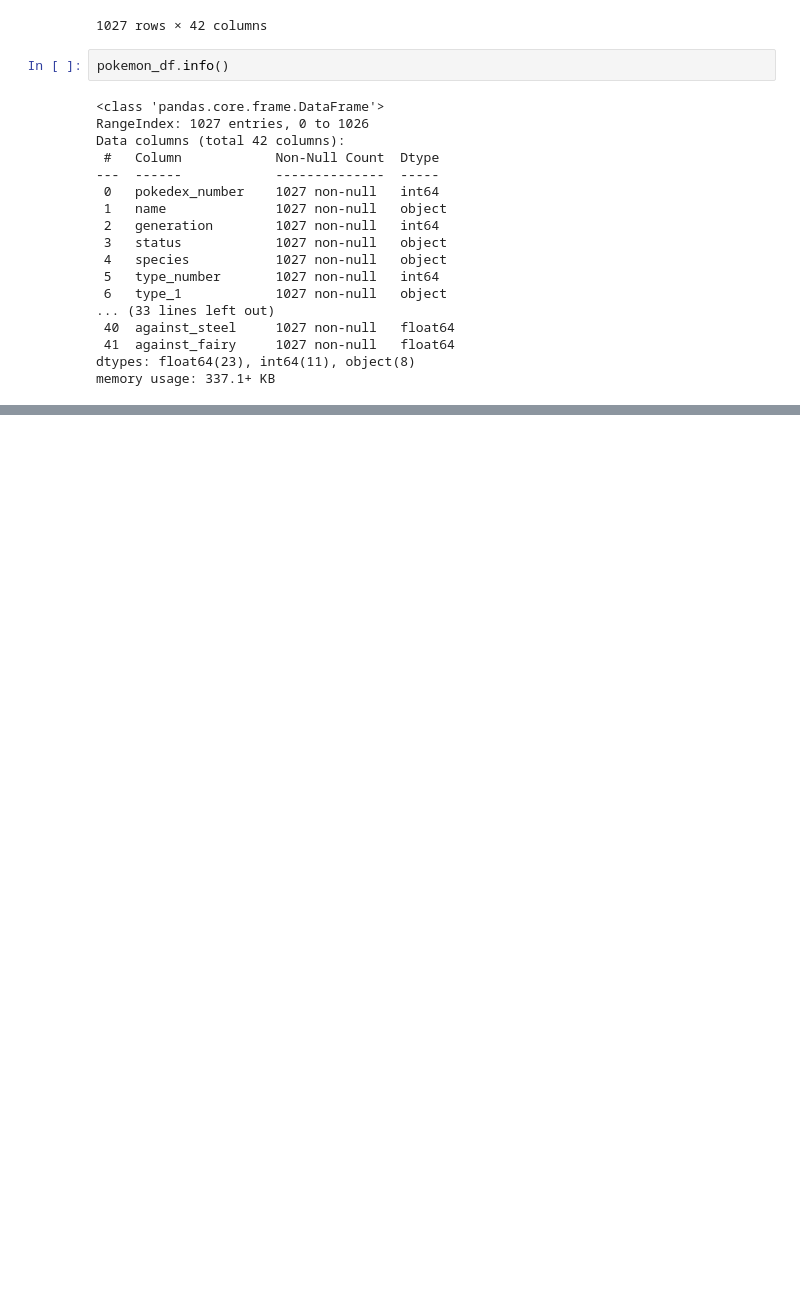
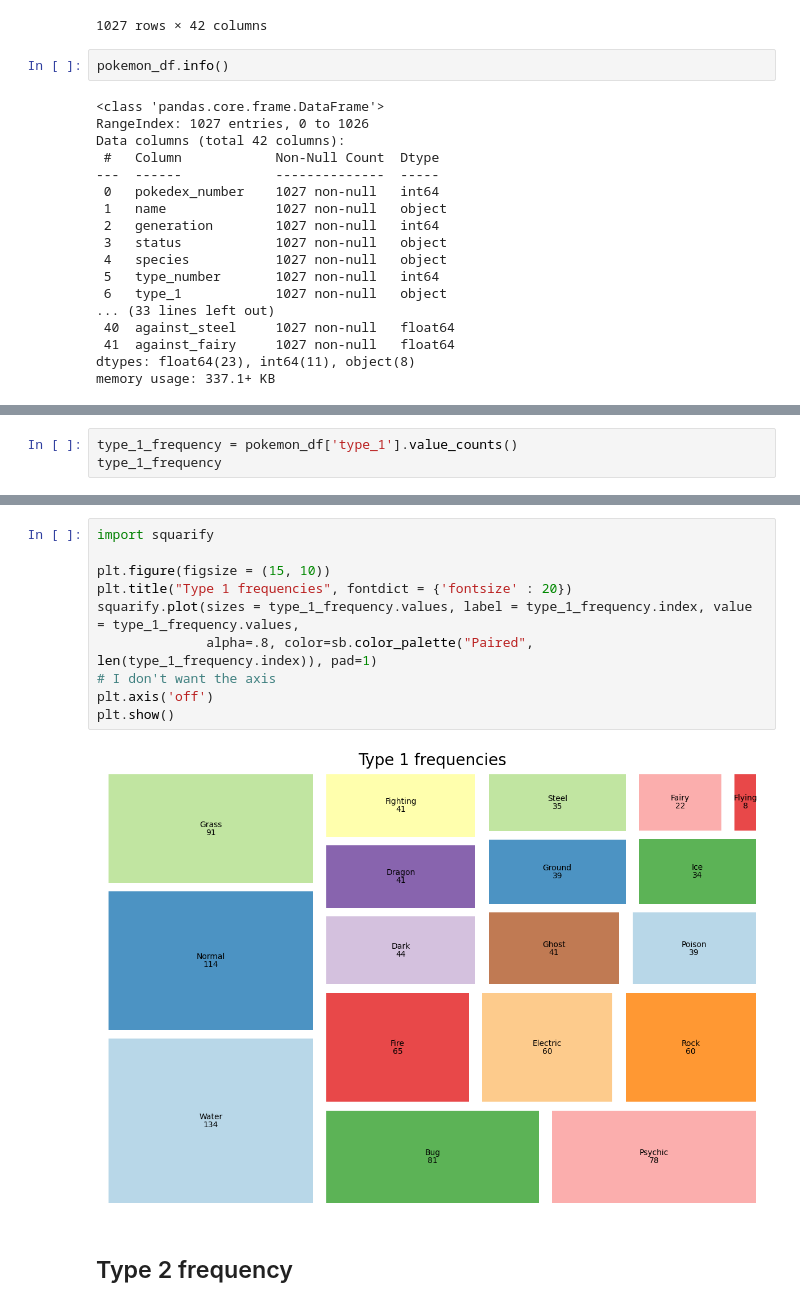
Before and after one commit to BiancaBenelli/Pokemon_project, a Jupyter notebook: Pokemon.ipynb, the cells around one changed output, grey strips where cells are left out. Cells and saved outputs as stored; diff of their text form; blank space fills up the shorter version.

```diff
--- a/Pokemon.ipynb
+++ b/Pokemon.ipynb
@@ -111,0 +140,3 @@ memory usage: 337.1+ KB
+# %%
+type_1_frequency = pokemon_df['type_1'].value_counts()
+type_1_frequency
@@ -111,0 +163,14 @@ memory usage: 337.1+ KB
+# %%
+import squarify
+
+plt.figure(figsize = (15, 10))
+plt.title("Type 1 frequencies", fontdict = {'fontsize' : 20})
+squarify.plot(sizes = type_1_frequency.values, label = type_1_frequency.index, value = type_1_frequency.values,
+              alpha=.8, color=sb.color_palette("Paired", len(type_1_frequency.index)), pad=1)
+# I don't want the axis
+plt.axis('off')
+plt.show()
+# %% [output]
+[figure, added]
+# %% [markdown]
+## Type 2 frequency
```
Also changed, not shown: parts of 6 cells of this notebook.
